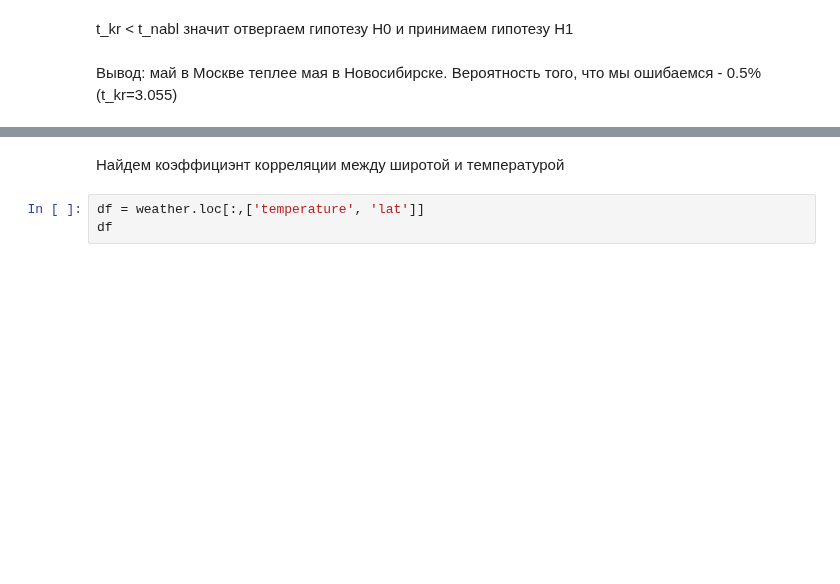
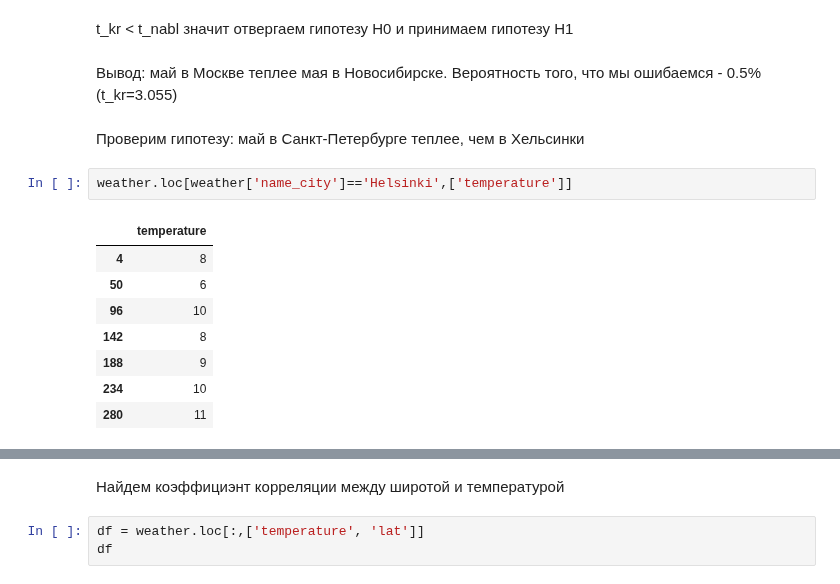
Before and after one commit to ZinchenkoVasil/python, a Jupyter notebook: Weather.ipynb, the cells around one changed output, grey strips where cells are left out. Saved outputs shown, nothing was run; the diff lists cells and outputs as text; blank space fills up the shorter version.

```diff
--- a/Weather.ipynb
+++ b/Weather.ipynb
@@ -330,3 +330,16 @@ t_kr
 t_kr < t_nabl значит отвергаем гипотезу H0 и принимаем гипотезу H1
 # %% [markdown]
 Вывод: май в Москве теплее мая в Новосибирске. Вероятность того, что мы ошибаемся - 0.5% (t_kr=3.055)
+# %% [markdown]
+Проверим гипотезу: май в Санкт-Петербурге теплее, чем в Хельсинки
+# %%
+weather.loc[weather['name_city']=='Helsinki',['temperature']]
+# %% [output]
+|  | temperature |
+| 4 | 8 |
+| 50 | 6 |
+| 96 | 10 |
+| 142 | 8 |
+| 188 | 9 |
+| 234 | 10 |
+| 280 | 11 |
```
Also changed, not shown: parts of 37 cells of this notebook.
